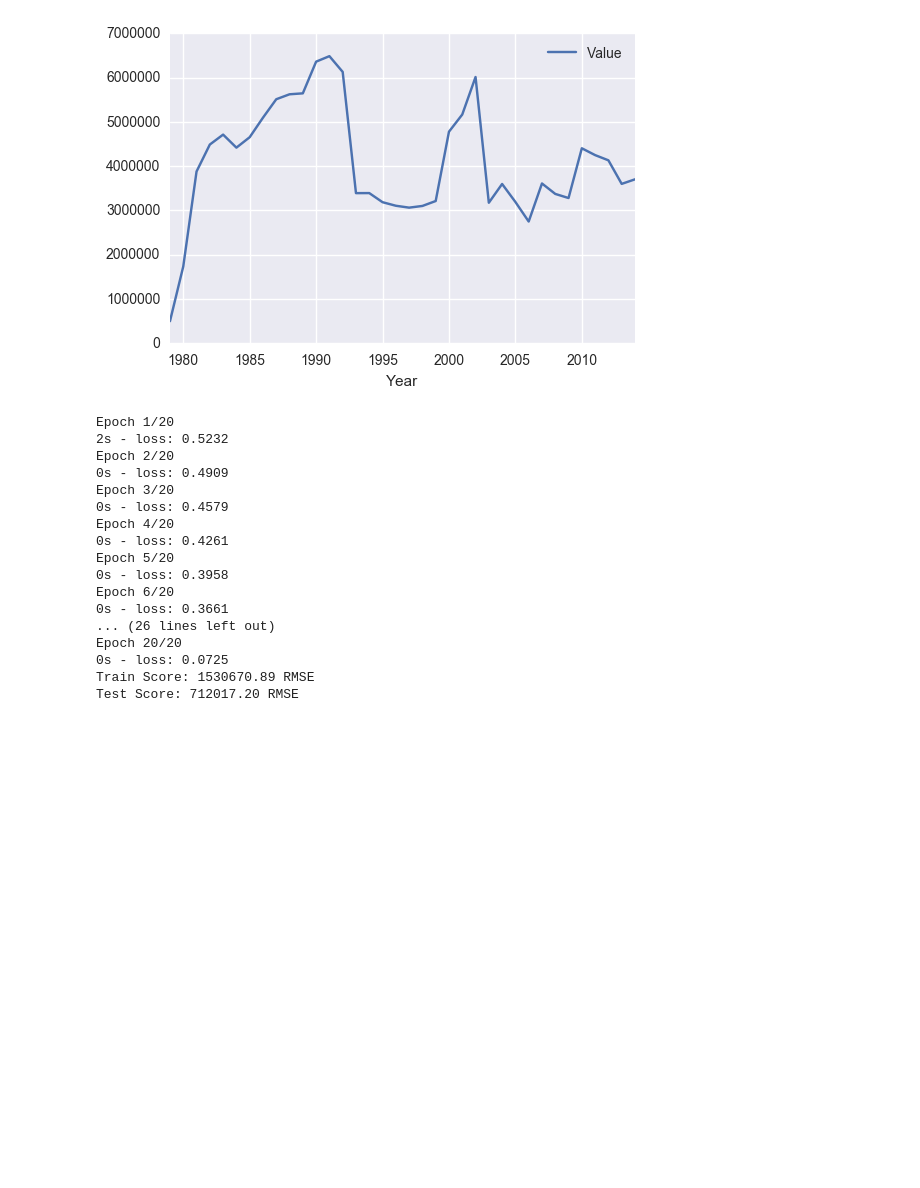
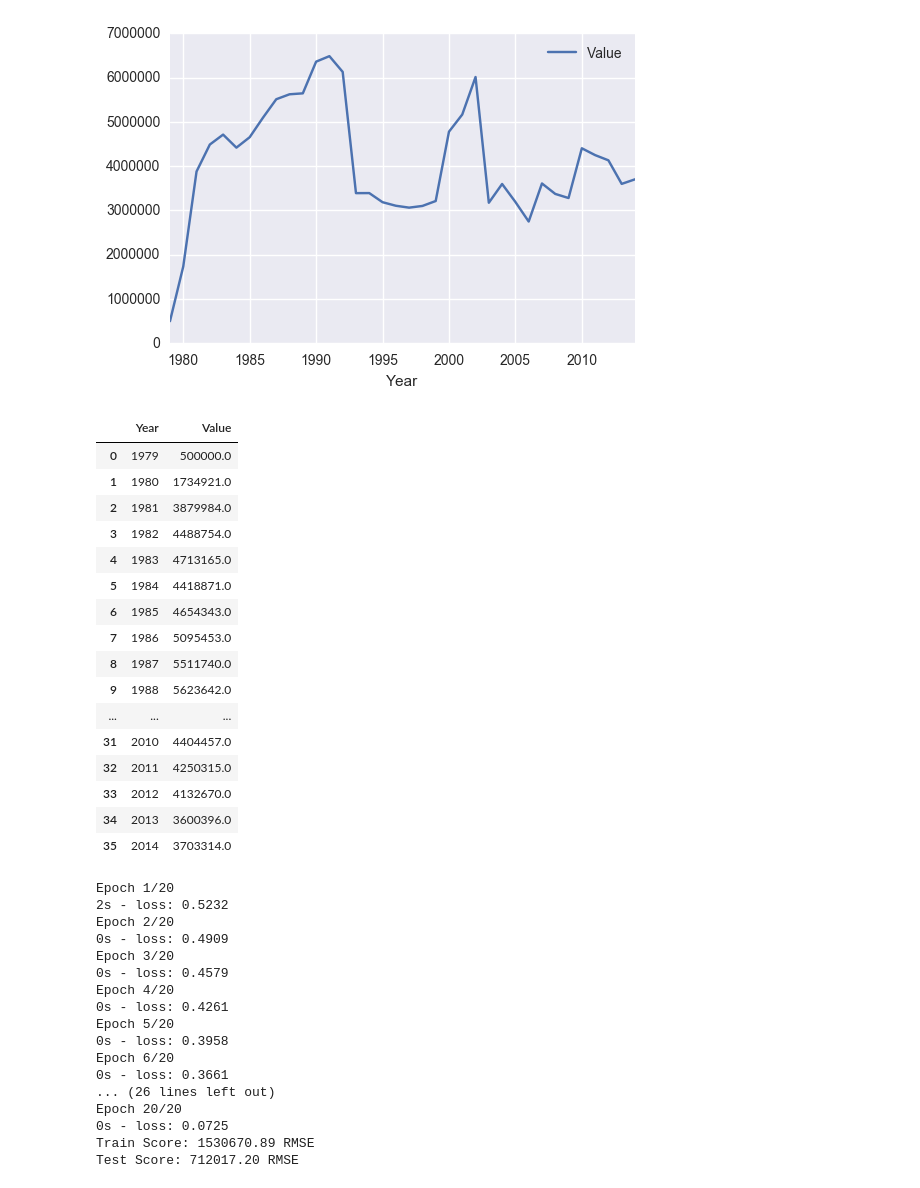
Before and after one commit to cwczarnik/Refugee_Study, a Jupyter notebook: REFUGEE.ipynb, the cells around one changed output. Cells and saved outputs as stored; diff of their text form; code cells hidden in the pictures; blank space fills up the shorter version.

```diff
--- a/REFUGEE.ipynb
+++ b/REFUGEE.ipynb
@@ -437,6 +474,26 @@ def one_country(data,country):
 afg_df = one_country(data_2,'Afghanistan')
 # %% [output]
 [figure]
+# %%
+afg_df
+# %% [output]
+|  | Year | Value |
+| 0 | 1979 | 500000.0 |
+| 1 | 1980 | 1734921.0 |
+| 2 | 1981 | 3879984.0 |
+| 3 | 1982 | 4488754.0 |
+| 4 | 1983 | 4713165.0 |
+| 5 | 1984 | 4418871.0 |
+| 6 | 1985 | 4654343.0 |
+| 7 | 1986 | 5095453.0 |
+| 8 | 1987 | 5511740.0 |
+| 9 | 1988 | 5623642.0 |
+| ... | ... | ... |
+| 31 | 2010 | 4404457.0 |
+| 32 | 2011 | 4250315.0 |
+| 33 | 2012 | 4132670.0 |
+| 34 | 2013 | 3600396.0 |
+| 35 | 2014 | 3703314.0 |
 # %%
 # data_2[data_2['Country / territory of asylum/residence'] == 'Afghanistan'].groupby('Year').sum().plot()
 # %%
```
Also changed, not shown: parts of 11 cells of this notebook, 13 other files.
